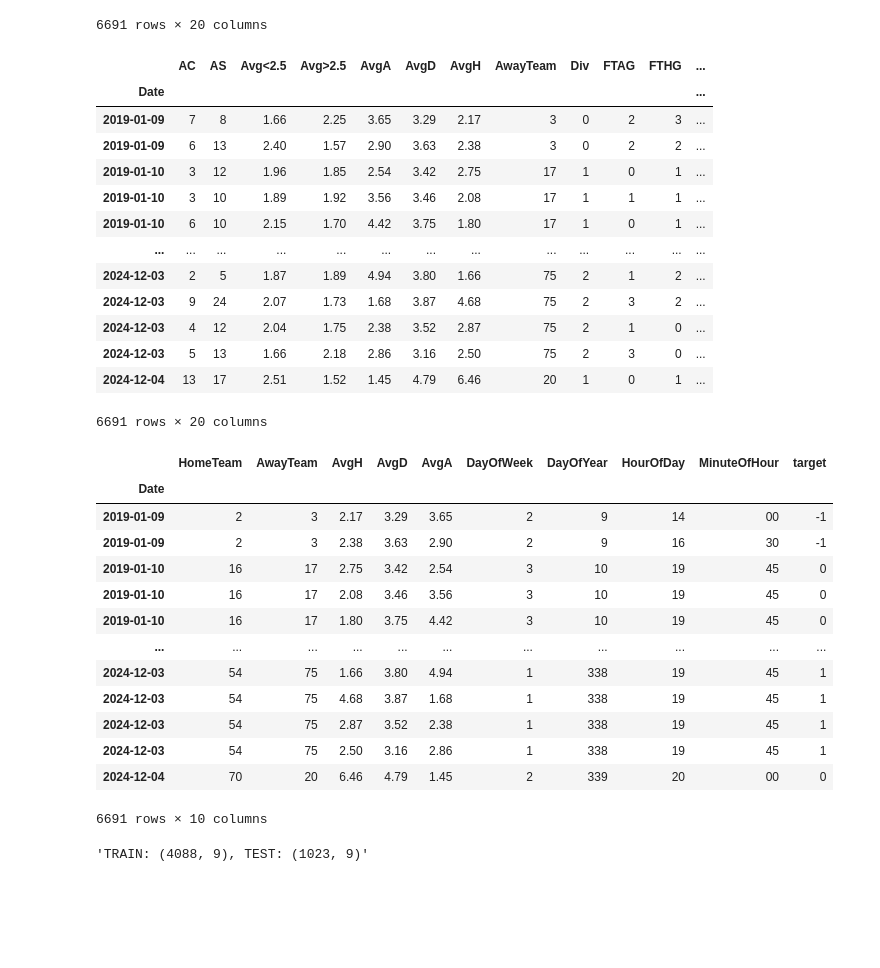
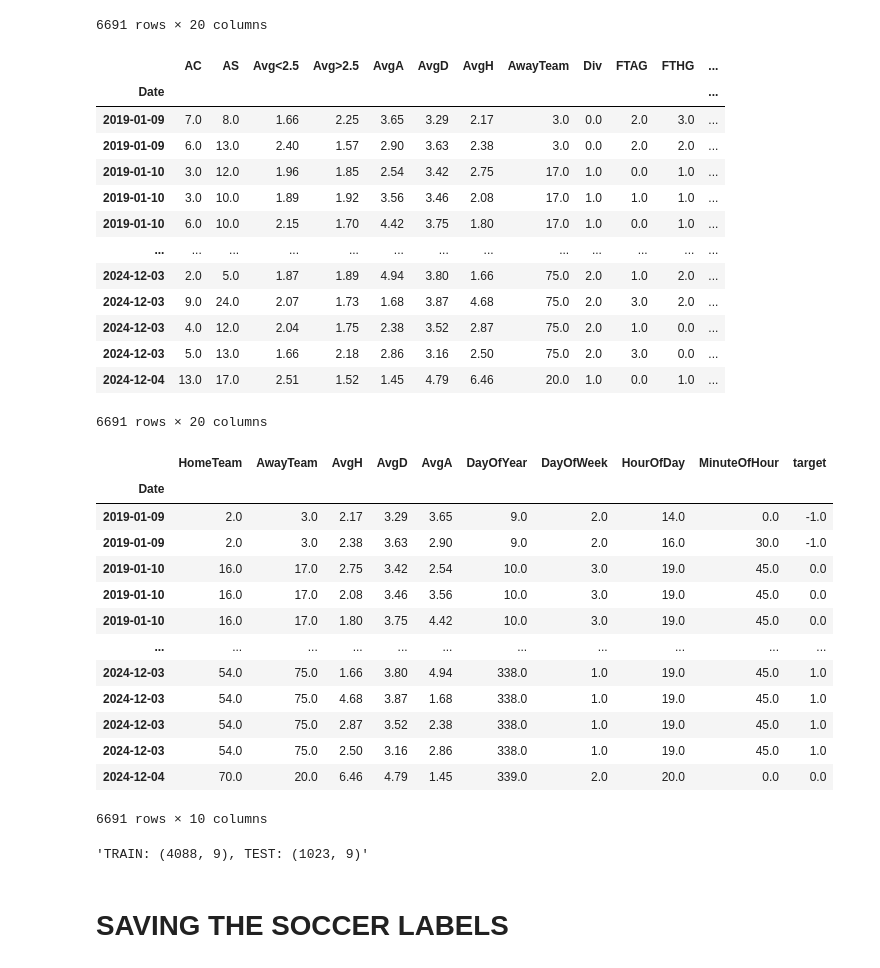
Before and after one commit to lebyanelm/neural-trained-models, a Jupyter notebook: ipynb/model_deployments.ipynb, the cells around one changed output. Drawn from its saved outputs; the diff is of its cells as text; code cells hidden in the pictures; blank space fills up the shorter version.

```diff
--- a/ipynb/model_deployments.ipynb
+++ b/ipynb/model_deployments.ipynb
@@ -197,40 +197,41 @@ for index, row in dataframe.iterrows():
     dataframe.loc[index, 'Div'] = div_encodings[row.Div]
     dataframe.loc[index, 'FTR'] = result_encoding[row.FTR]
     dataframe.loc[index, 'HTR'] = result_encoding[row.HTR]
+dataframe = dataframe.astype(float)
 dataframe
 # %% [output]
 |  | AC | AS | Avg<2.5 | Avg>2.5 | AvgA | AvgD | AvgH | AwayTeam | Div | FTAG | FTHG | ... |
 | Date |  |  |  |  |  |  |  |  |  |  |  | ... |
-| 2019-01-09 | 7 | 8 | 1.66 | 2.25 | 3.65 | 3.29 | 2.17 | 3 | 0 | 2 | 3 | ... |
-| 2019-01-09 | 6 | 13 | 2.40 | 1.57 | 2.90 | 3.63 | 2.38 | 3 | 0 | 2 | 2 | ... |
-| 2019-01-10 | 3 | 12 | 1.96 | 1.85 | 2.54 | 3.42 | 2.75 | 17 | 1 | 0 | 1 | ... |
-| 2019-01-10 | 3 | 10 | 1.89 | 1.92 | 3.56 | 3.46 | 2.08 | 17 | 1 | 1 | 1 | ... |
-| 2019-01-10 | 6 | 10 | 2.15 | 1.70 | 4.42 | 3.75 | 1.80 | 17 | 1 | 0 | 1 | ... |
+| 2019-01-09 | 7.0 | 8.0 | 1.66 | 2.25 | 3.65 | 3.29 | 2.17 | 3.0 | 0.0 | 2.0 | 3.0 | ... |
+| 2019-01-09 | 6.0 | 13.0 | 2.40 | 1.57 | 2.90 | 3.63 | 2.38 | 3.0 | 0.0 | 2.0 | 2.0 | ... |
+| 2019-01-10 | 3.0 | 12.0 | 1.96 | 1.85 | 2.54 | 3.42 | 2.75 | 17.0 | 1.0 | 0.0 | 1.0 | ... |
+| 2019-01-10 | 3.0 | 10.0 | 1.89 | 1.92 | 3.56 | 3.46 | 2.08 | 17.0 | 1.0 | 1.0 | 1.0 | ... |
+| 2019-01-10 | 6.0 | 10.0 | 2.15 | 1.70 | 4.42 | 3.75 | 1.80 | 17.0 | 1.0 | 0.0 | 1.0 | ... |
 | ... | ... | ... | ... | ... | ... | ... | ... | ... | ... | ... | ... | ... |
-| 2024-12-03 | 2 | 5 | 1.87 | 1.89 | 4.94 | 3.80 | 1.66 | 75 | 2 | 1 | 2 | ... |
-| 2024-12-03 | 9 | 24 | 2.07 | 1.73 | 1.68 | 3.87 | 4.68 | 75 | 2 | 3 | 2 | ... |
-| 2024-12-03 | 4 | 12 | 2.04 | 1.75 | 2.38 | 3.52 | 2.87 | 75 | 2 | 1 | 0 | ... |
-| 2024-12-03 | 5 | 13 | 1.66 | 2.18 | 2.86 | 3.16 | 2.50 | 75 | 2 | 3 | 0 | ... |
-| 2024-12-04 | 13 | 17 | 2.51 | 1.52 | 1.45 | 4.79 | 6.46 | 20 | 1 | 0 | 1 | ... |
+| 2024-12-03 | 2.0 | 5.0 | 1.87 | 1.89 | 4.94 | 3.80 | 1.66 | 75.0 | 2.0 | 1.0 | 2.0 | ... |
+| 2024-12-03 | 9.0 | 24.0 | 2.07 | 1.73 | 1.68 | 3.87 | 4.68 | 75.0 | 2.0 | 3.0 | 2.0 | ... |
+| 2024-12-03 | 4.0 | 12.0 | 2.04 | 1.75 | 2.38 | 3.52 | 2.87 | 75.0 | 2.0 | 1.0 | 0.0 | ... |
+| 2024-12-03 | 5.0 | 13.0 | 1.66 | 2.18 | 2.86 | 3.16 | 2.50 | 75.0 | 2.0 | 3.0 | 0.0 | ... |
+| 2024-12-04 | 13.0 | 17.0 | 2.51 | 1.52 | 1.45 | 4.79 | 6.46 | 20.0 | 1.0 | 0.0 | 1.0 | ... |
 6691 rows × 20 columns
 # %%
 dataframe["target"] = dataframe.pop("FTR")
-dataframe = dataframe[["HomeTeam", "AwayTeam", "AvgH", "AvgD", "AvgA", "DayOfWeek", "DayOfYear", "HourOfDay", "MinuteOfHour", "target"]]
+dataframe = dataframe[["HomeTeam", "AwayTeam", "AvgH", "AvgD", "AvgA", "DayOfYear", "DayOfWeek", "HourOfDay", "MinuteOfHour", "target"]]
 dataframe
 # %% [output]
-|  | HomeTeam | AwayTeam | AvgH | AvgD | AvgA | DayOfWeek | DayOfYear | HourOfDay | MinuteOfHour | target |
+|  | HomeTeam | AwayTeam | AvgH | AvgD | AvgA | DayOfYear | DayOfWeek | HourOfDay | MinuteOfHour | target |
 | Date |  |  |  |  |  |  |  |  |  |  |
-| 2019-01-09 | 2 | 3 | 2.17 | 3.29 | 3.65 | 2 | 9 | 14 | 00 | -1 |
-| 2019-01-09 | 2 | 3 | 2.38 | 3.63 | 2.90 | 2 | 9 | 16 | 30 | -1 |
-| 2019-01-10 | 16 | 17 | 2.75 | 3.42 | 2.54 | 3 | 10 | 19 | 45 | 0 |
-| 2019-01-10 | 16 | 17 | 2.08 | 3.46 | 3.56 | 3 | 10 | 19 | 45 | 0 |
-| 2019-01-10 | 16 | 17 | 1.80 | 3.75 | 4.42 | 3 | 10 | 19 | 45 | 0 |
+| 2019-01-09 | 2.0 | 3.0 | 2.17 | 3.29 | 3.65 | 9.0 | 2.0 | 14.0 | 0.0 | -1.0 |
+| 2019-01-09 | 2.0 | 3.0 | 2.38 | 3.63 | 2.90 | 9.0 | 2.0 | 16.0 | 30.0 | -1.0 |
+| 2019-01-10 | 16.0 | 17.0 | 2.75 | 3.42 | 2.54 | 10.0 | 3.0 | 19.0 | 45.0 | 0.0 |
+| 2019-01-10 | 16.0 | 17.0 | 2.08 | 3.46 | 3.56 | 10.0 | 3.0 | 19.0 | 45.0 | 0.0 |
+| 2019-01-10 | 16.0 | 17.0 | 1.80 | 3.75 | 4.42 | 10.0 | 3.0 | 19.0 | 45.0 | 0.0 |
 | ... | ... | ... | ... | ... | ... | ... | ... | ... | ... | ... |
-| 2024-12-03 | 54 | 75 | 1.66 | 3.80 | 4.94 | 1 | 338 | 19 | 45 | 1 |
-| 2024-12-03 | 54 | 75 | 4.68 | 3.87 | 1.68 | 1 | 338 | 19 | 45 | 1 |
-| 2024-12-03 | 54 | 75 | 2.87 | 3.52 | 2.38 | 1 | 338 | 19 | 45 | 1 |
-| 2024-12-03 | 54 | 75 | 2.50 | 3.16 | 2.86 | 1 | 338 | 19 | 45 | 1 |
-| 2024-12-04 | 70 | 20 | 6.46 | 4.79 | 1.45 | 2 | 339 | 20 | 00 | 0 |
+| 2024-12-03 | 54.0 | 75.0 | 1.66 | 3.80 | 4.94 | 338.0 | 1.0 | 19.0 | 45.0 | 1.0 |
+| 2024-12-03 | 54.0 | 75.0 | 4.68 | 3.87 | 1.68 | 338.0 | 1.0 | 19.0 | 45.0 | 1.0 |
+| 2024-12-03 | 54.0 | 75.0 | 2.87 | 3.52 | 2.38 | 338.0 | 1.0 | 19.0 | 45.0 | 1.0 |
+| 2024-12-03 | 54.0 | 75.0 | 2.50 | 3.16 | 2.86 | 338.0 | 1.0 | 19.0 | 45.0 | 1.0 |
+| 2024-12-04 | 70.0 | 20.0 | 6.46 | 4.79 | 1.45 | 339.0 | 2.0 | 20.0 | 0.0 | 0.0 |
 6691 rows × 10 columns
 # %%
 dataframe = dataframe.loc[dataframe["target"] != -1]
@@ -248,3 +249,5 @@ f"""TRAIN: {X.shape}, TEST: {X_test.shape}"""
 # SAVING THE TRAIN TEST SPLITS TO A FINALS FOLDER
 X.join(Y).to_csv(f"./datasets/finals/{MODEL_NAME}-{MODEL_VERSION}-train-set.csv", index=False)
 X_test.join(Y_test).to_csv(f"./datasets/finals/{MODEL_NAME}-{MODEL_VERSION}-test-set.csv", index=False)
+# %% [markdown]
+# SAVING THE SOCCER LABELS
```
Also changed, not shown: parts of 2 cells of this notebook, 14 other files.
